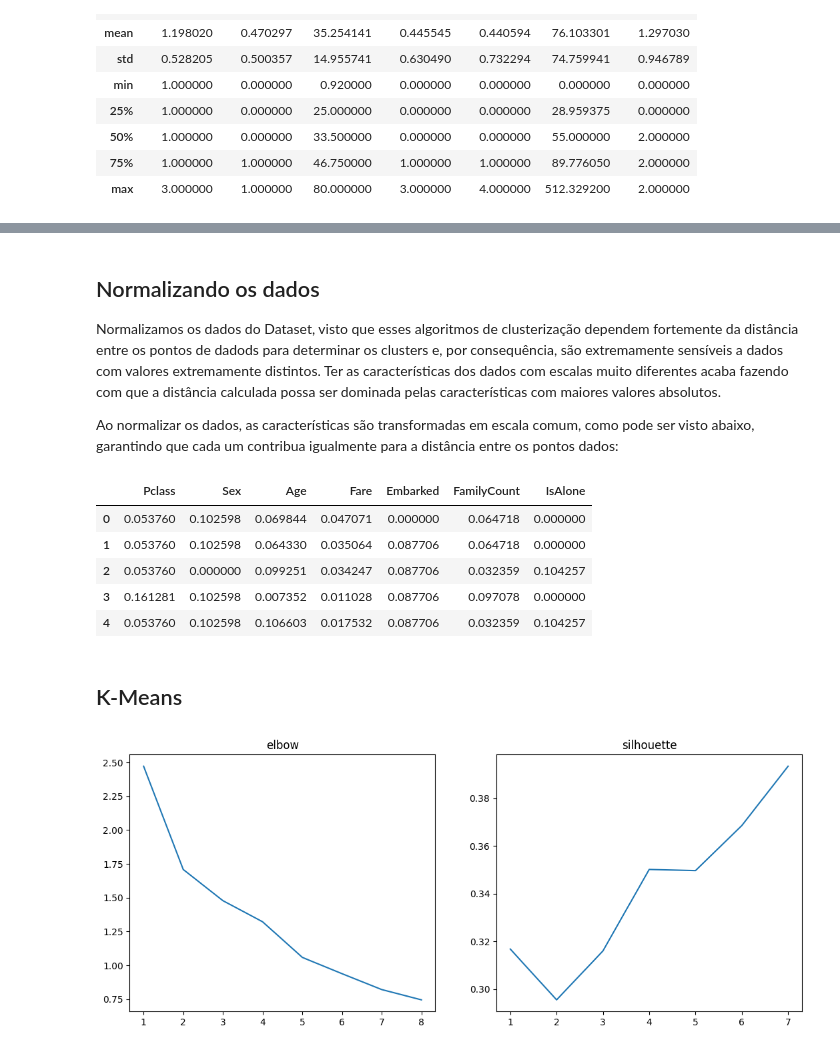
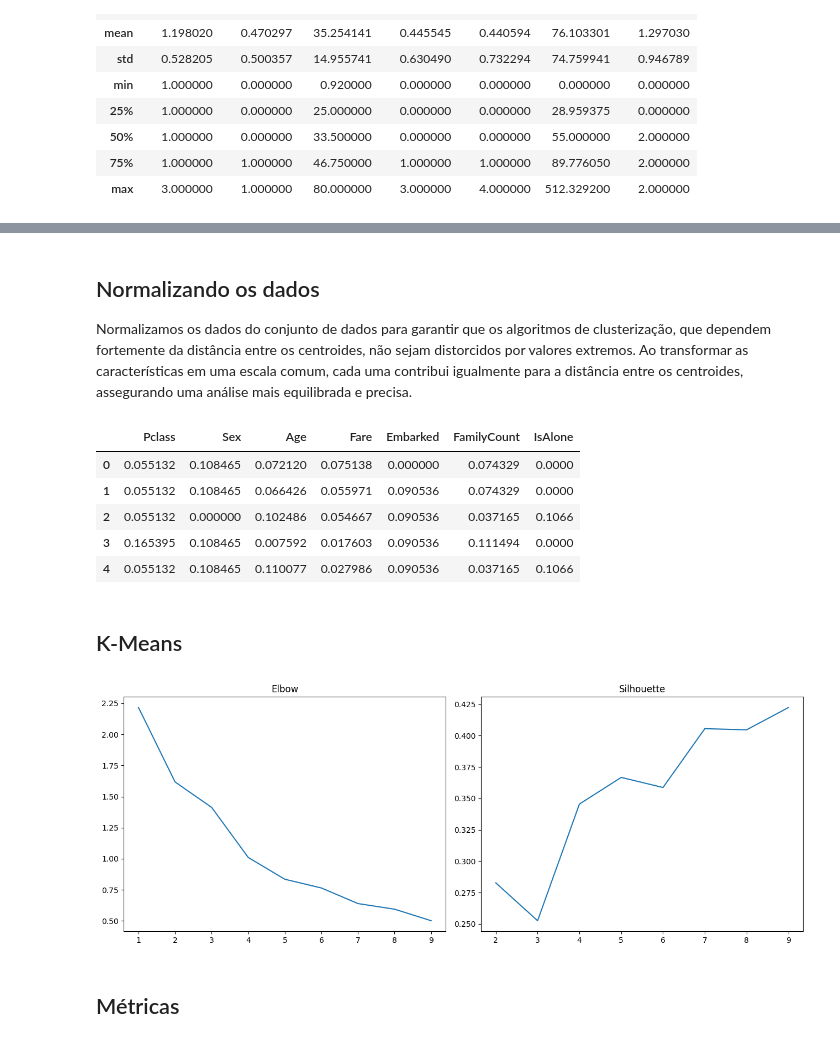
Before and after one commit to Quote023/IF684-Sistemas_Inteligentes_II, a Jupyter notebook: mini_projetos/mini_projeto3.ipynb, the cells around one changed output, grey strips where cells are left out. Drawn from its saved outputs; the diff is of its cells as text; code cells hidden in the pictures.

```diff
--- a/mini_projetos/mini_projeto3.ipynb
+++ b/mini_projetos/mini_projeto3.ipynb
@@ -125,16 +129,24 @@ plt.show()
+# %%
+trainData = trainData.drop(trainData[trainData["Fare"] > 200].index)
 # %%
 count = len(trainData.columns)
 width = 3
-figure, axis = plt.subplots(int(np.ceil(count/width)), width, figsize=(15, 10))
+figure, axis = plt.subplots(int((count + width - 1) / width), width, figsize=(15, 10))
 figure.suptitle("Full Data", fontsize=20)
 
-for i,attr in enumerate(trainData.columns):
-    x,y = [int(np.ceil(i/width)), int(np.ceil(i % width))]
+for i, attr in enumerate(trainData.columns):
+    x, y = divmod(i, width)
     labels = trainData[attr].astype(float).unique()
     labels.sort()
     values = trainData[attr].value_counts().sort_index()
-    axis[x,y].bar(labels, values)
-    axis[x,y].set_title(attr)
+    axis[x, y].bar(labels, values)
+    axis[x, y].set_title(attr)
 
+# Hide empty subplots
+for i in range(count, int((count + width - 1) / width) * width):
+    x, y = divmod(i, width)
+    figure.delaxes(axis[x, y])
+
+plt.tight_layout()
 plt.show()
 # %% [output]
@@ -142,37 +154,40 @@ plt.show()
-# %% [markdown]
-## Normalizando os dados
-Normalizamos os dados do Dataset, visto que esses algoritmos de clusterização dependem fortemente da distância entre os pontos de dadods para determinar os clusters e, por consequência, são extremamente sensíveis a dados com valores extremamente distintos. Ter as características dos dados com escalas muito diferentes acaba fazendo com que a distância calculada possa ser dominada pelas características com maiores valores absolutos.
-
-Ao normalizar os dados, as características são transformadas em escala comum, como pode ser visto abaixo, garantindo que cada um contribua igualmente para a distância entre os pontos dados:
+# %% [markdown]
+## Normalizando os dados
+Normalizamos os dados do conjunto de dados para garantir que os algoritmos de clusterização, que dependem fortemente da distância entre os centroides, não sejam distorcidos por valores extremos. Ao transformar as características em uma escala comum, cada uma contribui igualmente para a distância entre os centroides, assegurando uma análise mais equilibrada e precisa.
 # %%
 trainData = pd.DataFrame(normalize(trainData, axis=0), columns=trainData.columns)
 trainData.head()
 # %% [output]
 |  | Pclass | Sex | Age | Fare | Embarked | FamilyCount | IsAlone |
-| 0 | 0.053760 | 0.102598 | 0.069844 | 0.047071 | 0.000000 | 0.064718 | 0.000000 |
-| 1 | 0.053760 | 0.102598 | 0.064330 | 0.035064 | 0.087706 | 0.064718 | 0.000000 |
-| 2 | 0.053760 | 0.000000 | 0.099251 | 0.034247 | 0.087706 | 0.032359 | 0.104257 |
-| 3 | 0.161281 | 0.102598 | 0.007352 | 0.011028 | 0.087706 | 0.097078 | 0.000000 |
-| 4 | 0.053760 | 0.102598 | 0.106603 | 0.017532 | 0.087706 | 0.032359 | 0.104257 |
+| 0 | 0.055132 | 0.108465 | 0.072120 | 0.075138 | 0.000000 | 0.074329 | 0.0000 |
+| 1 | 0.055132 | 0.108465 | 0.066426 | 0.055971 | 0.090536 | 0.074329 | 0.0000 |
+| 2 | 0.055132 | 0.000000 | 0.102486 | 0.054667 | 0.090536 | 0.037165 | 0.1066 |
+| 3 | 0.165395 | 0.108465 | 0.007592 | 0.017603 | 0.090536 | 0.111494 | 0.0000 |
+| 4 | 0.055132 | 0.108465 | 0.110077 | 0.027986 | 0.090536 | 0.037165 | 0.1066 |
 # %% [markdown]
 ## K-Means
 # %%
-kRange = list(range(1,9))
+
+k_range = list(range(1, 10))
 scores = {"elbow": [], "silhouette": []}
 
-for i in kRange:
-  kmeans = KMeans(n_clusters=i)
-  kmeans.fit(trainData)
-  scores["elbow"].append(kmeans.inertia_)
-  if(i == 1): continue
-  scores["silhouette"].append(sklearn_metrics.silhouette_score(trainData, kmeans.labels_))
+for i in k_range:
+    kmeans = KMeans(n_clusters=i)
+    kmeans.fit(trainData)
+    scores["elbow"].append([i, kmeans.inertia_])
+    if i == 1: continue
+    scores["silhouette"].append([i, silhouette_score(trainData, kmeans.labels_)])
 
-fig, ax = plt.subplots(1,2,figsize=(13, 5))
-for i,(k,v) in enumerate(scores.items()):
-  ax[i].plot(range(1,len(v) + 1), v)
-  ax[i].set_title(k)
+fig, axes = plt.subplots(1, 2, figsize=(13, 5))
+for i, (score_name, score_data) in enumerate(scores.items()):
+    score_data = np.array(score_data)
+    axes[i].plot(score_data[:, 0], score_data[:, 1])
+    axes[i].set_title(score_name.capitalize())
 
+plt.tight_layout()
 plt.show()
 # %% [output]
-[figure, old version]
+[figure, new version]
+# %% [markdown]
+## Métricas
 # %%
```
Also changed, not shown: parts of 8 cells of this notebook.
